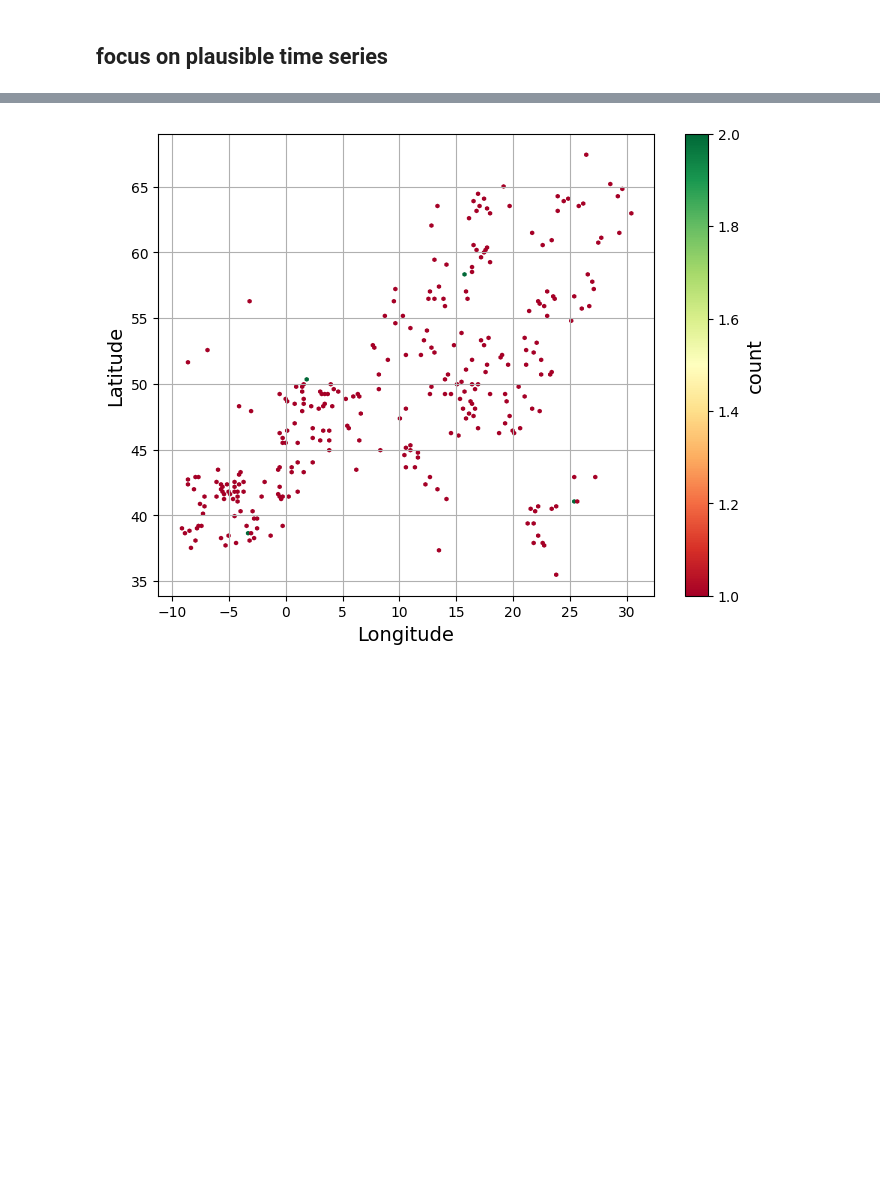
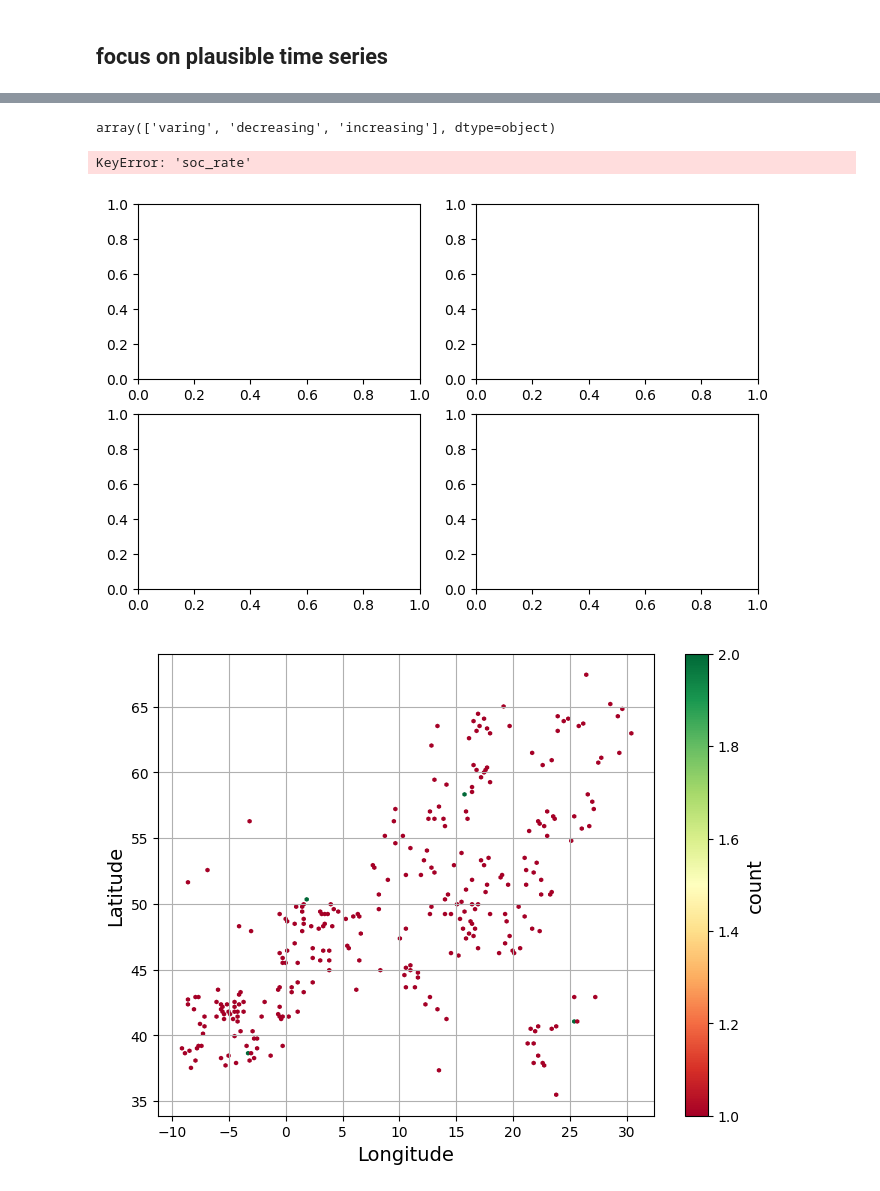
Before and after one commit to Meng2077/trend-with-uncertainty, a Jupyter notebook: test_analyze_time.series.ipynb, the cells around one changed output, grey strips where cells are left out. Drawn from its saved outputs; the diff is of its cells as text; code cells hidden in the pictures; blank space fills up the shorter version.

```diff
--- a/data_select.test.ipynb
+++ b/test_analyze_time.series.ipynb
@@ -144,3 +75,36 @@ with open('./material/test_temporal_ids.txt', 'w') as file:
+# %%
+pts['trend_class'].unique()
+# %% [output]
+array(['varing', 'decreasing', 'increasing'], dtype=object)
+# %%
+import matplotlib.pyplot as plt
+fig, axes = plt.subplots(2, 2, figsize=(8, 5))
+
+axes[0, 0].hist(tsdf["soc_rate"], bins=100, range=[-10,10], alpha=0.7, color="blue", density=True)
+axes[0, 0].set_title("All data")
+axes[0, 0].set_xlabel("SOC rate (g/kg/year)")
+axes[0, 0].set_ylabel("Density")
+
+axes[0, 1].hist(tsdf.loc[(tsdf['lc_delta']==1) | (tsdf['quality']==1),'soc_rate'], bins=100, range=[-10,10],alpha=0.7, color="green", density=True)
+axes[0, 1].set_title("LC change / change rate reasonable")
+axes[0, 1].set_xlabel("SOC rate (g/kg/year)")
+axes[0, 1].set_ylabel("Density")
+
+axes[1, 0].hist(tsdf.loc[tsdf['quality']==1,'soc_rate'], bins=100, range=[-10,10],alpha=0.7, color="red", density=True)
+axes[1, 0].set_title("with reasonable change rate")
+axes[1, 0].set_xlabel("SOC rate (g/kg/year)")
+axes[1, 0].set_ylabel("Density")
+
+axes[1, 1].hist(tsdf.loc[(tsdf['lc_delta']==1),'soc_rate'], bins=100, range=[-10,10],alpha=0.7, color="purple", density=True)
+axes[1, 1].set_title("With land cover change")
+axes[1, 1].set_xlabel("SOC rate (g/kg/year)")
+axes[1, 1].set_ylabel("Density")
+
+plt.tight_layout()
+plt.show()
+# %% [output]
+KeyError: 'soc_rate'
+[figure, added]
 # %%
 fig, ax = plt.subplots(figsize=(8, 6))
 hexbin = ax.hexbin(df_sample['lon_mean'], df_sample['lat_mean'], gridsize=150, cmap='RdYlGn', mincnt=1)#, norm=mcolors.LogNorm()
```
Also changed, not shown: parts of 22 cells of this notebook, 11 other files.
